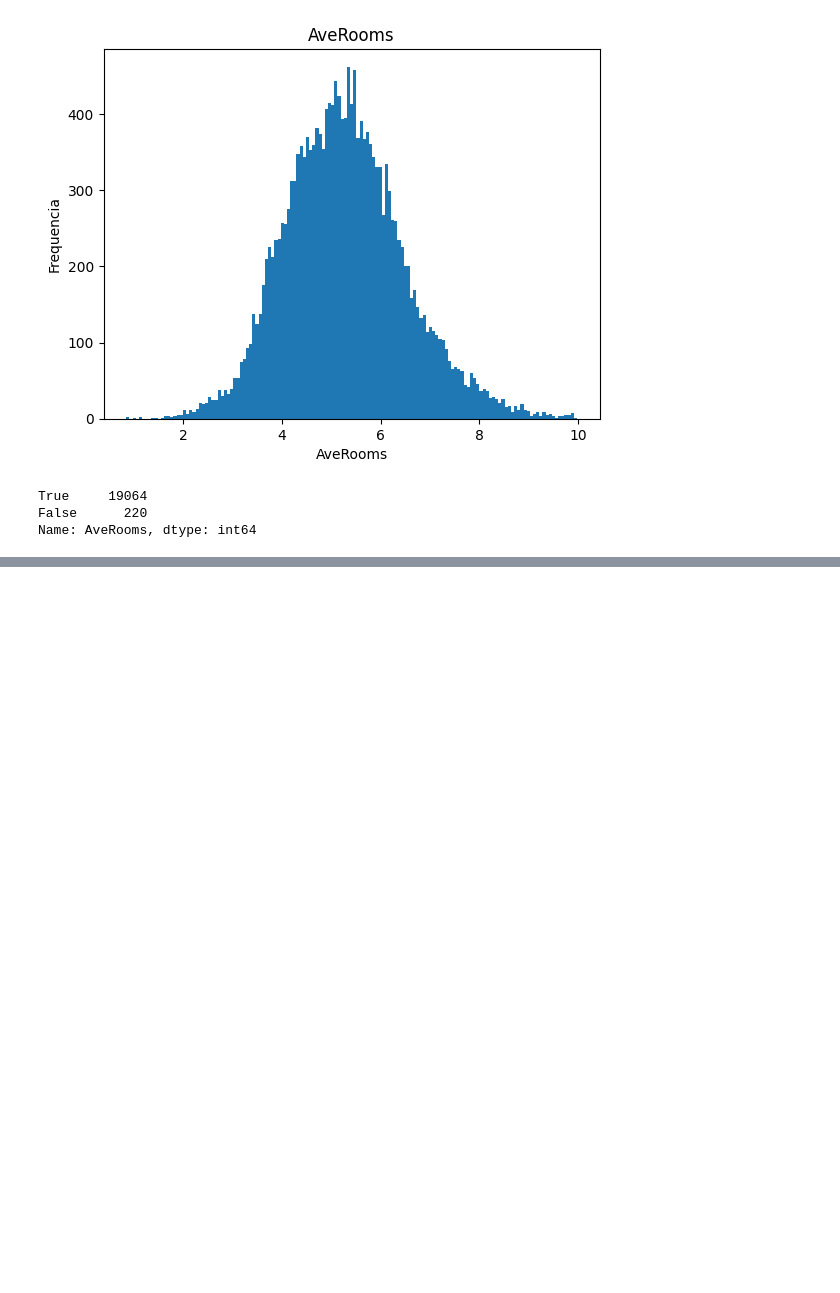
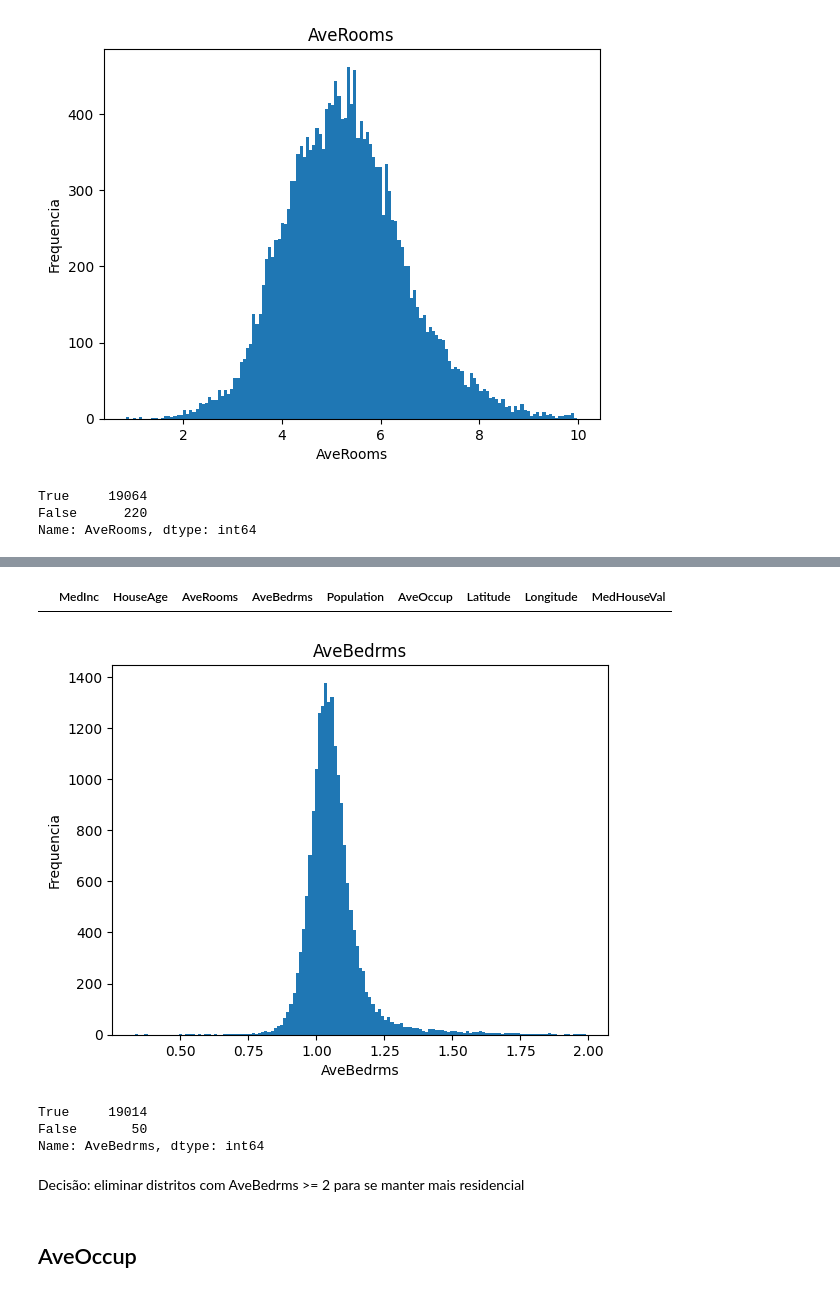
Before and after one commit to FabioAyresInsper/california, a Jupyter notebook: notebooks/california.ipynb, the cells around one changed output, grey strips where cells are left out. Drawn from its saved outputs; the diff is of its cells as text; code cells hidden in the pictures; blank space fills up the shorter version.

```diff
--- a/notebooks/california.ipynb
+++ b/notebooks/california.ipynb
@@ -229,0 +257,17 @@ df = df[linhas_normais]
+# %%
+df[df['AveBedrms'] > 30]
+# %% [output]
+|  | MedInc | HouseAge | AveRooms | AveBedrms | Population | AveOccup | Latitude | Longitude | MedHouseVal |
+# %%
+linhas_normais = df['AveBedrms'] < 2
+plot_column(df[linhas_normais], 'AveBedrms')
+# %% [output]
+[figure, added]
+# %%
+linhas_normais.value_counts()
+# %% [output]
+True     19014
+False       50
+Name: AveBedrms, dtype: int64
+# %% [markdown]
+Decisão: eliminar distritos com AveBedrms >= 2 para se manter mais residencial
@@ -229,0 +276,2 @@ df = df[linhas_normais]
+# %% [markdown]
+## AveOccup
```
Also changed, not shown: parts of 27 cells of this notebook, 2 other files.
